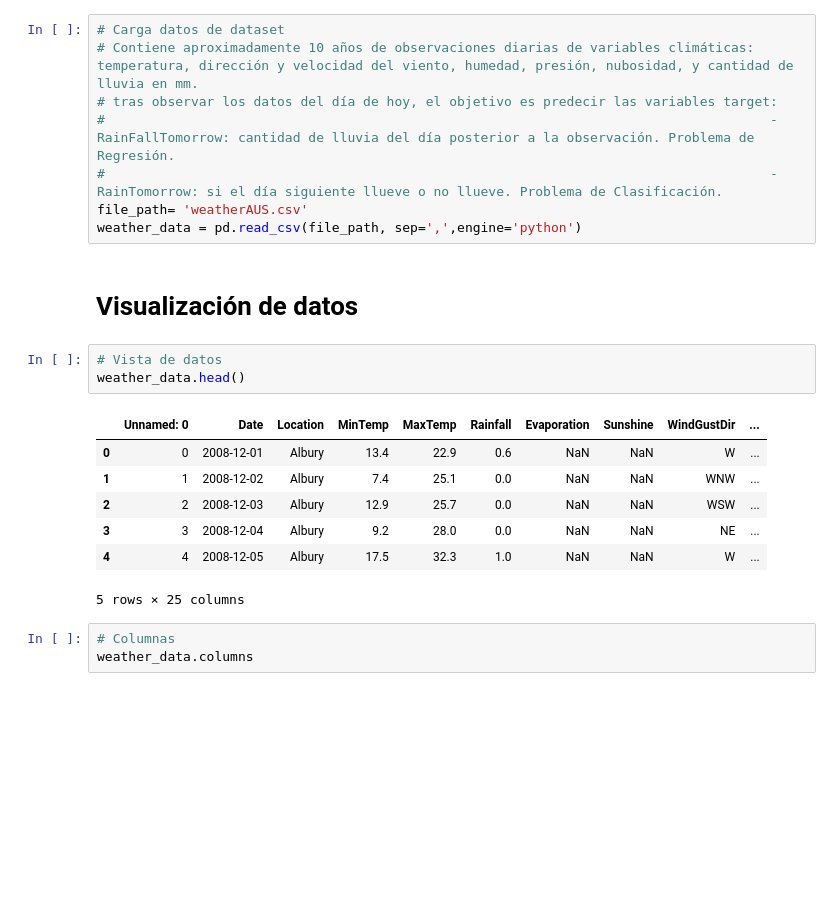
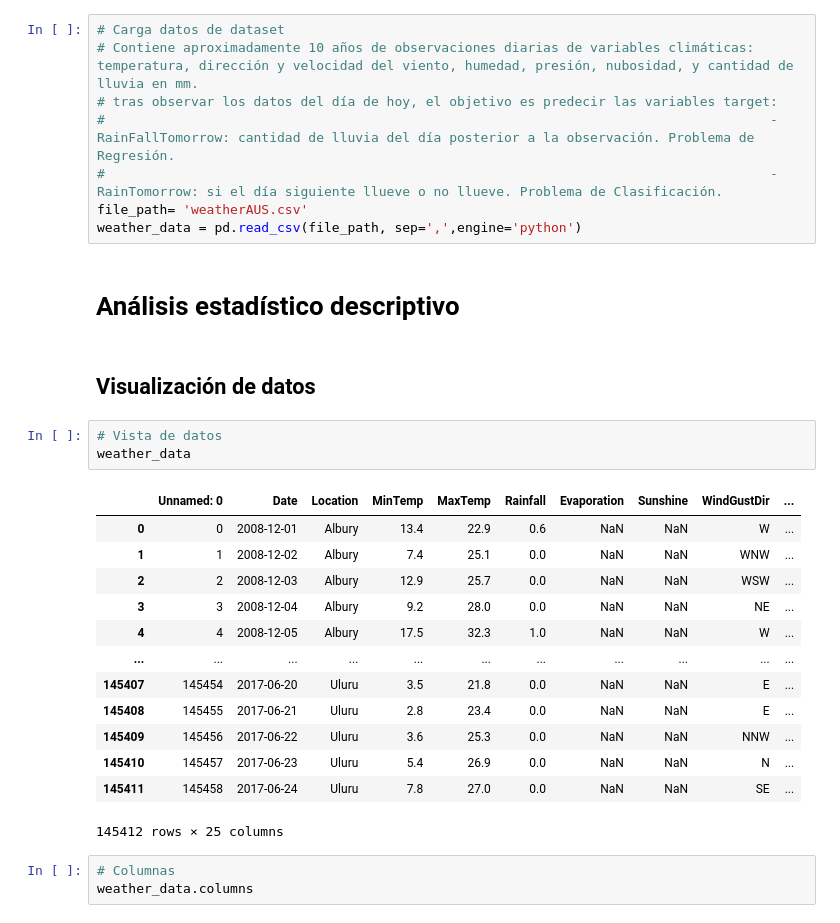
Before and after one commit to C4570/AA1-TUIA-Britos-Moresco, a Jupyter notebook: TP_integrador_AA1.ipynb, the cells around one changed output. Saved outputs shown, nothing was run; the diff lists cells and outputs as text; blank space fills up the shorter version.

```diff
--- a/TP_integrador_AA1.ipynb
+++ b/TP_integrador_AA1.ipynb
@@ -47,19 +58,27 @@ from sklearn.metrics import mean_squared_error, r2_score, mean_absolute_error
 #                                                                                     -RainTomorrow: si el día siguiente llueve o no llueve. Problema de Clasificación.
 file_path= 'weatherAUS.csv'
 weather_data = pd.read_csv(file_path, sep=',',engine='python')
+# %% [markdown]
+# Análisis estadístico descriptivo
 # %% [markdown]
-# Visualización de datos
+## Visualización de datos
 # %%
 # Vista de datos
-weather_data.head()
+weather_data
 # %% [output]
 |  | Unnamed: 0 | Date | Location | MinTemp | MaxTemp | Rainfall | Evaporation | Sunshine | WindGustDir | ... |
 | 0 | 0 | 2008-12-01 | Albury | 13.4 | 22.9 | 0.6 | NaN | NaN | W | ... |
 | 1 | 1 | 2008-12-02 | Albury | 7.4 | 25.1 | 0.0 | NaN | NaN | WNW | ... |
 | 2 | 2 | 2008-12-03 | Albury | 12.9 | 25.7 | 0.0 | NaN | NaN | WSW | ... |
 | 3 | 3 | 2008-12-04 | Albury | 9.2 | 28.0 | 0.0 | NaN | NaN | NE | ... |
 | 4 | 4 | 2008-12-05 | Albury | 17.5 | 32.3 | 1.0 | NaN | NaN | W | ... |
+| ... | ... | ... | ... | ... | ... | ... | ... | ... | ... | ... |
+| 145407 | 145454 | 2017-06-20 | Uluru | 3.5 | 21.8 | 0.0 | NaN | NaN | E | ... |
+| 145408 | 145455 | 2017-06-21 | Uluru | 2.8 | 23.4 | 0.0 | NaN | NaN | E | ... |
+| 145409 | 145456 | 2017-06-22 | Uluru | 3.6 | 25.3 | 0.0 | NaN | NaN | NNW | ... |
+| 145410 | 145457 | 2017-06-23 | Uluru | 5.4 | 26.9 | 0.0 | NaN | NaN | N | ... |
+| 145411 | 145458 | 2017-06-24 | Uluru | 7.8 | 27.0 | 0.0 | NaN | NaN | SE | ... |
-5 rows × 25 columns
+145412 rows × 25 columns
 # %%
 # Columnas
 weather_data.columns
```
Also changed, not shown: parts of 140 cells of this notebook.
